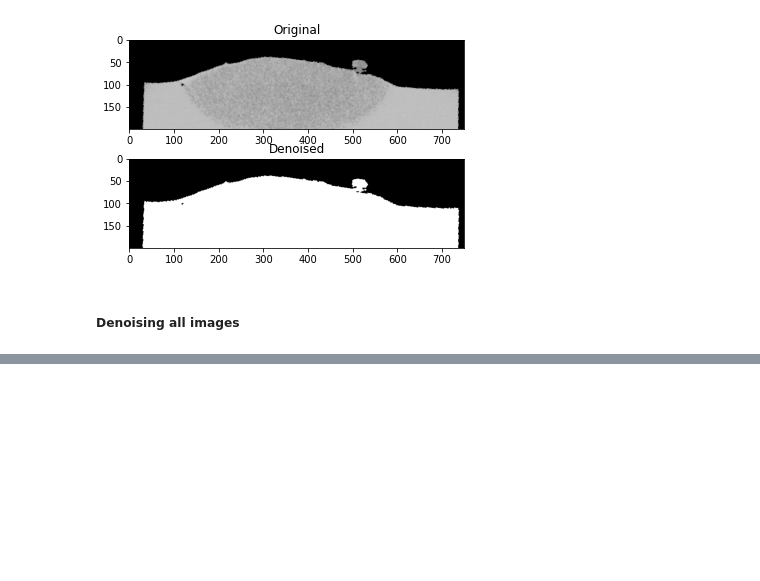
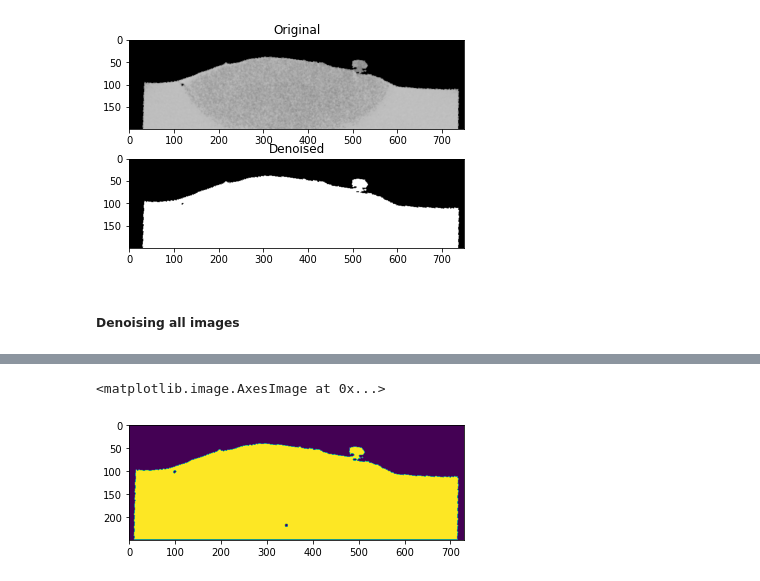
Before and after one commit to Xiaoyang-Song/DCCA-Image-Spectrum-Matching, a Jupyter notebook: image_processing/image_processing.ipynb, the cells around one changed output, grey strips where cells are left out. Drawn from its saved outputs; the diff is of its cells as text; code cells hidden in the pictures; blank space fills up the shorter version.

```diff
--- a/image_processing/image_processing.ipynb
+++ b/image_processing/image_processing.ipynb
@@ -94,0 +138,5 @@ assert len(os.listdir("../Data/processed/")) == len(image_addr_list)
+# %%
+plt.imshow(img)
+# %% [output]
+<matplotlib.image.AxesImage at 0x...>
+[figure, added]
```
Also changed, not shown: parts of 6 cells of this notebook, 2 other files.
